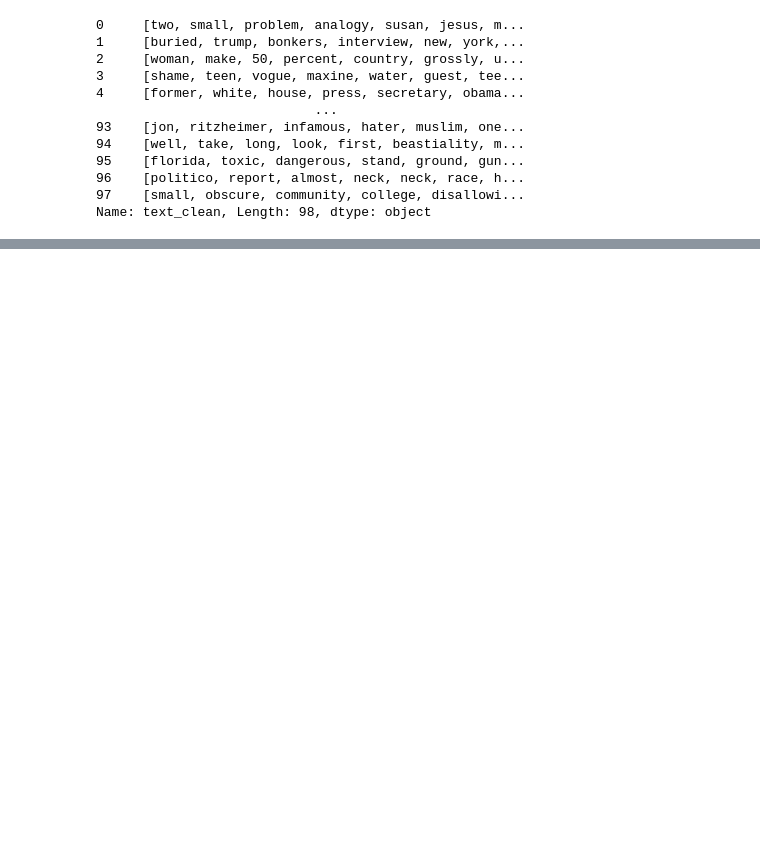
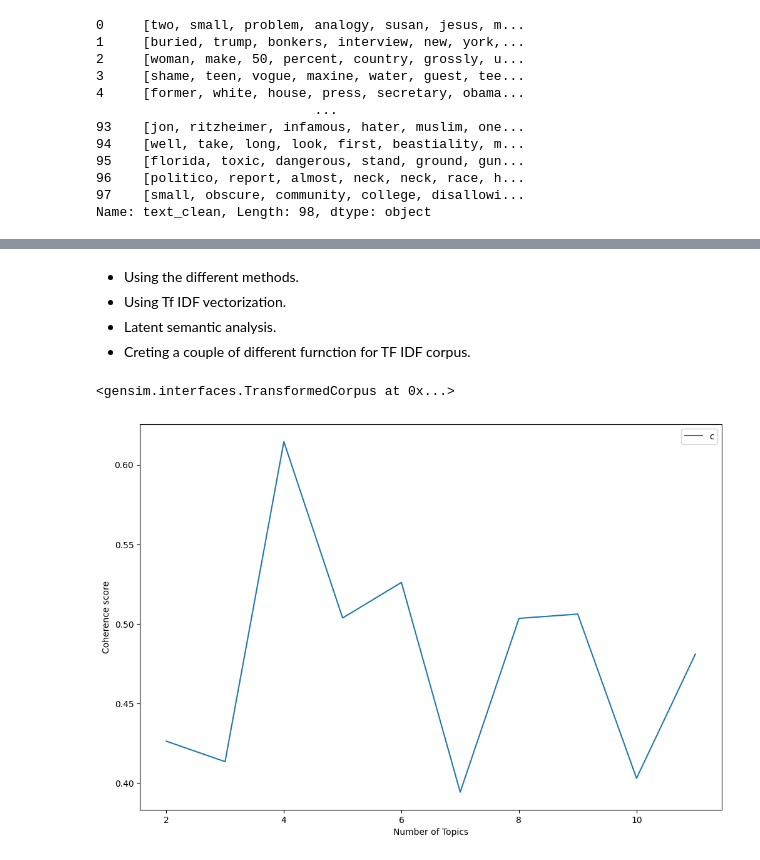
Before and after one commit to Pavan-AIML/NLP_based_REAL-Fake_new_classifier., a Jupyter notebook: code.ipynb, the cells around one changed output, grey strips where cells are left out. Saved outputs shown, nothing was run; the diff lists cells and outputs as text; code cells hidden in the pictures; blank space fills up the shorter version.

Commit message:
getting coherence values and updating the readme file

```diff
--- a/code.ipynb
+++ b/code.ipynb
@@ -660,0 +661,5 @@ lda_model.print_topics(num_topics = num_topics_lda, num_words = 10)
+# %% [markdown]
+- Using the different methods.
+- Using Tf IDF vectorization.
+- Latent semantic analysis.
+- Creting a couple of different furnction for TF IDF corpus.
@@ -660,0 +668,9 @@ lda_model.print_topics(num_topics = num_topics_lda, num_words = 10)
+# %%
+corpus_tfidf_fake = tfidf_corpus(doc_term_fake)
+corpus_tfidf_fake
+# %% [output]
+<gensim.interfaces.TransformedCorpus at 0x...>
+# %%
+get_coherence_scores(corpus_tfidf_fake, dictionary_fake, fake_news_text, min_topics =2, max_topics = 11)
+# %% [output]
+[figure, added]
```
Also changed, not shown: parts of 4 cells of this notebook, 3 other files.
